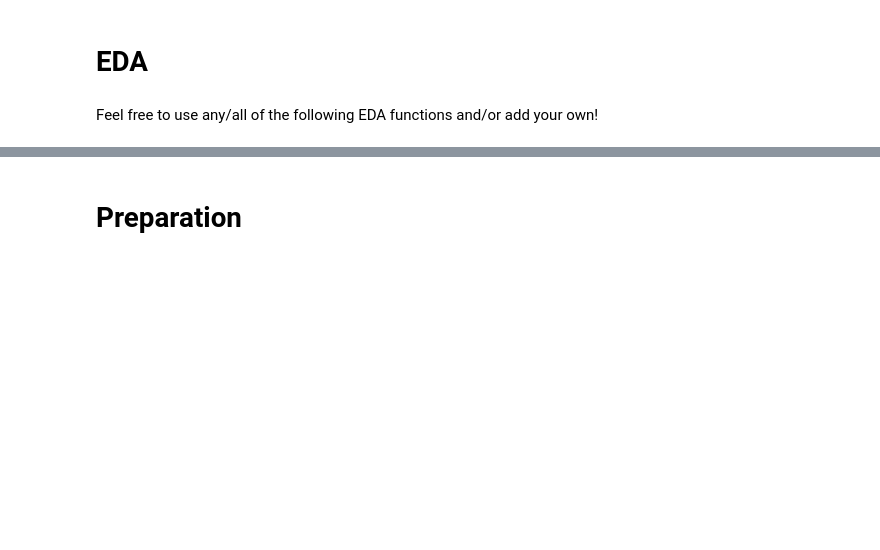
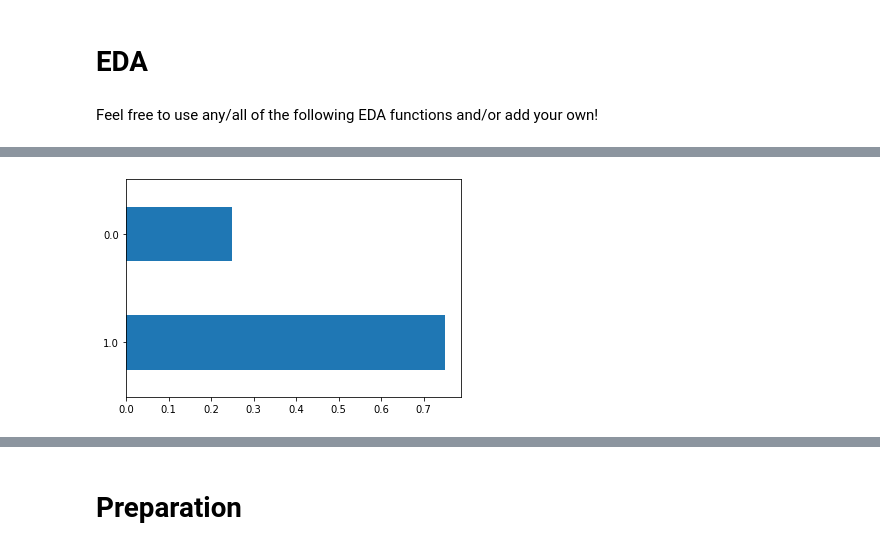
Before and after one commit to mnagired/fairness-sandbox, a Jupyter notebook: sandbox.ipynb, the cells around one changed output, grey strips where cells are left out. Cells and saved outputs as stored; diff of their text form; code cells hidden in the pictures; blank space fills up the shorter version.

```diff
--- a/sandbox.ipynb
+++ b/sandbox.ipynb
@@ -271,12 +302,14 @@ df_por.head()
 # %%
 def plot_counts(df, attr):
     if attr in df.columns:
         df[attr].value_counts(normalize=True).plot.barh()
     else:
         print("Error! Please enter a valid feature.")
 
 # example
-# plot_counts(df_por, 'sex')
+plot_counts(df_synthetic, 'sens_feat')
+# %% [output]
+[figure, added]
 # %%
 def group_by_plot(df, attr1, attr2):
     for val in list(df[attr1].unique()):
```
Also changed, not shown: parts of 55 cells of this notebook.
